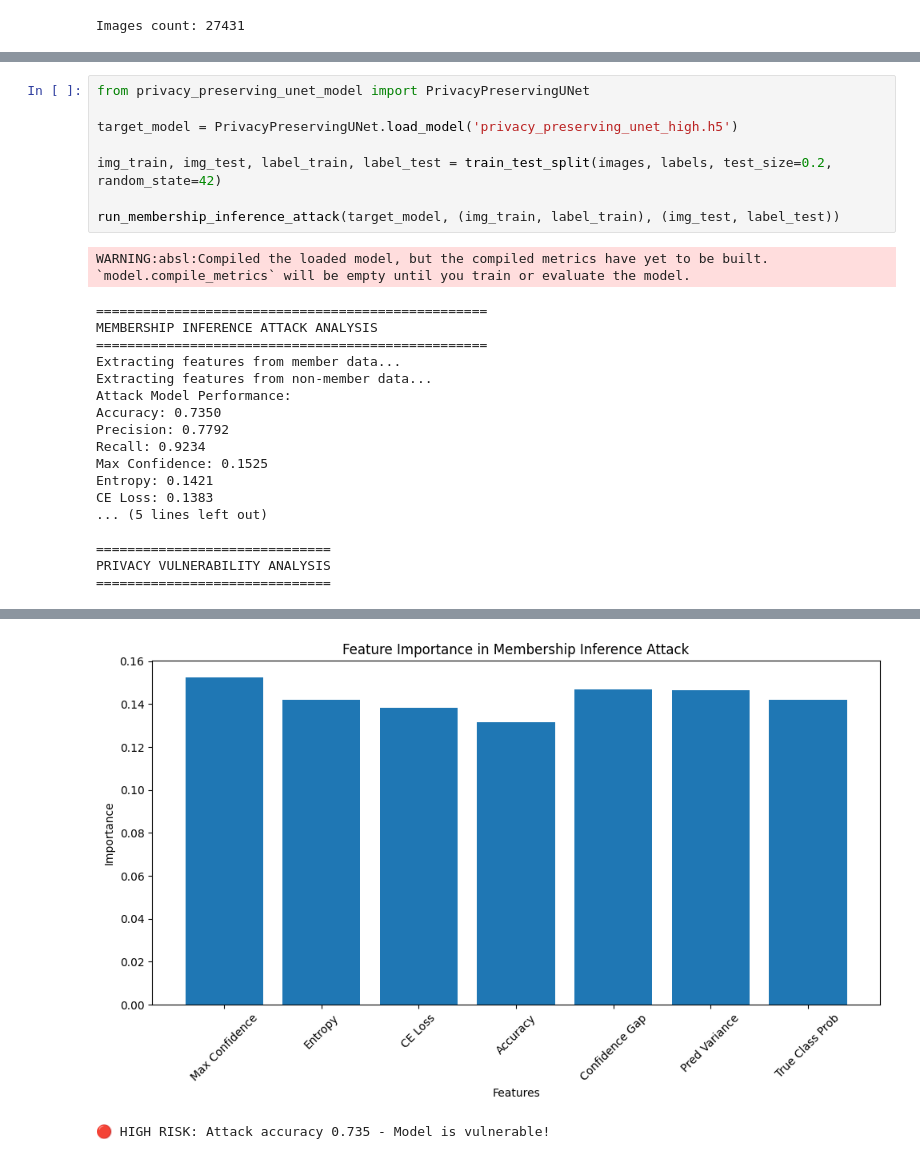
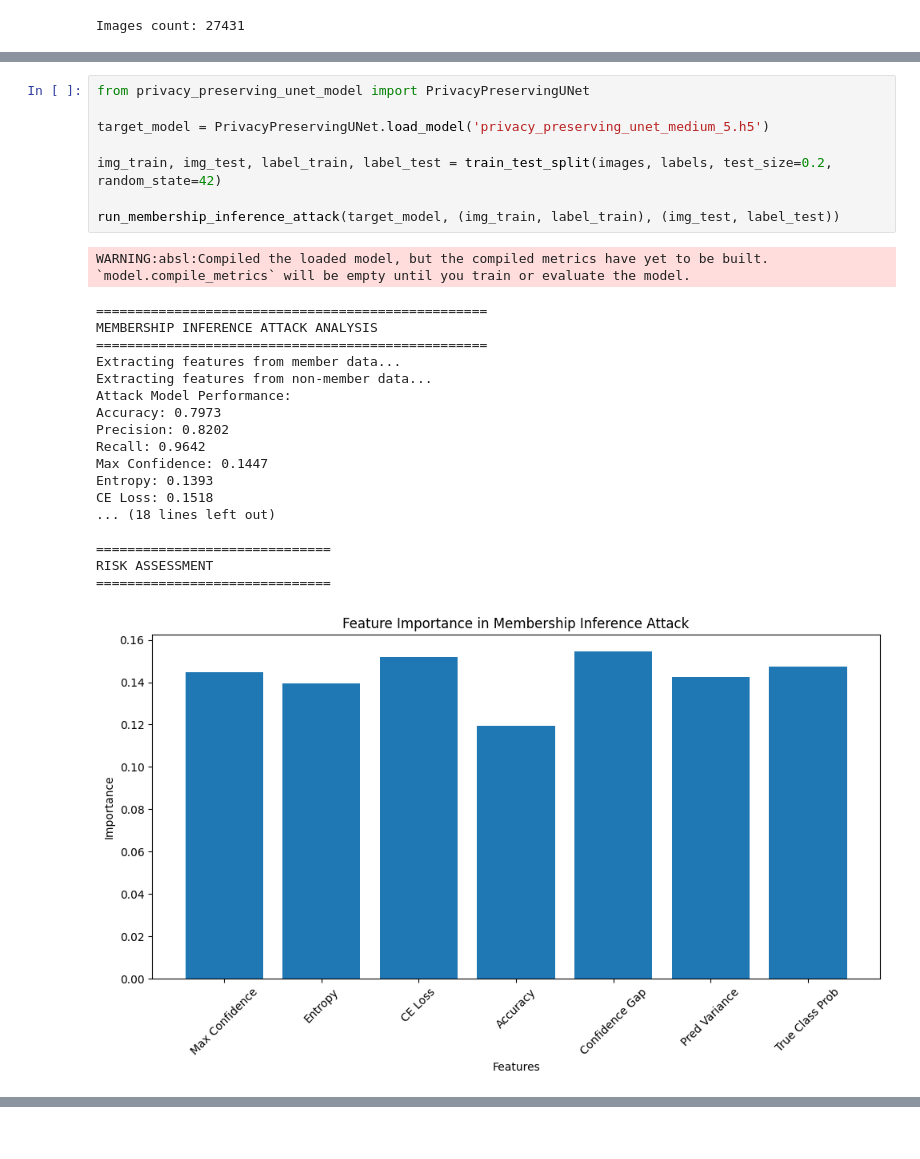
Before and after one commit to yasastharinda9511/GazeEstimation, a Jupyter notebook: memebership_inference_attack.ipynb, the cells around one changed output, grey strips where cells are left out. Drawn from its saved outputs; the diff is of its cells as text.

```diff
--- a/memebership_inference_attack.ipynb
+++ b/memebership_inference_attack.ipynb
@@ -341,27 +294,28 @@ RISK ASSESSMENT
 # %%
 from privacy_preserving_unet_model import PrivacyPreservingUNet
 
-target_model = PrivacyPreservingUNet.load_model('privacy_preserving_unet_high.h5')
+target_model = PrivacyPreservingUNet.load_model('privacy_preserving_unet_medium_5.h5')
 
 img_train, img_test, label_train, label_test = train_test_split(images, labels, test_size=0.2, random_state=42)
 
 run_membership_inference_attack(target_model, (img_train, label_train), (img_test, label_test))
 # %% [output]
 WARNING:absl:Compiled the loaded model, but the compiled metrics have yet to be built. `model.compile_metrics` will be empty until you train or evaluate the model.
 ==================================================
 MEMBERSHIP INFERENCE ATTACK ANALYSIS
 ==================================================
 Extracting features from member data...
 Extracting features from non-member data...
 Attack Model Performance:
-Accuracy: 0.7350
-Precision: 0.7792
-Recall: 0.9234
-Max Confidence: 0.1525
-Entropy: 0.1421
-CE Loss: 0.1383
-... (5 lines left out)
+Accuracy: 0.7973
+Precision: 0.8202
+Recall: 0.9642
+Max Confidence: 0.1447
+Entropy: 0.1393
+CE Loss: 0.1518
+... (18 lines left out)
 
 ==============================
-PRIVACY VULNERABILITY ANALYSIS
+RISK ASSESSMENT
 ==============================
+[figure, new version]
@@ -383,2 +333,0 @@ RISK ASSESSMENT
-[figure, old version]
-🔴 HIGH RISK: Attack accuracy 0.735 - Model is vulnerable!
```
Also changed, not shown: parts of 2 cells of this notebook, 1 other file.
